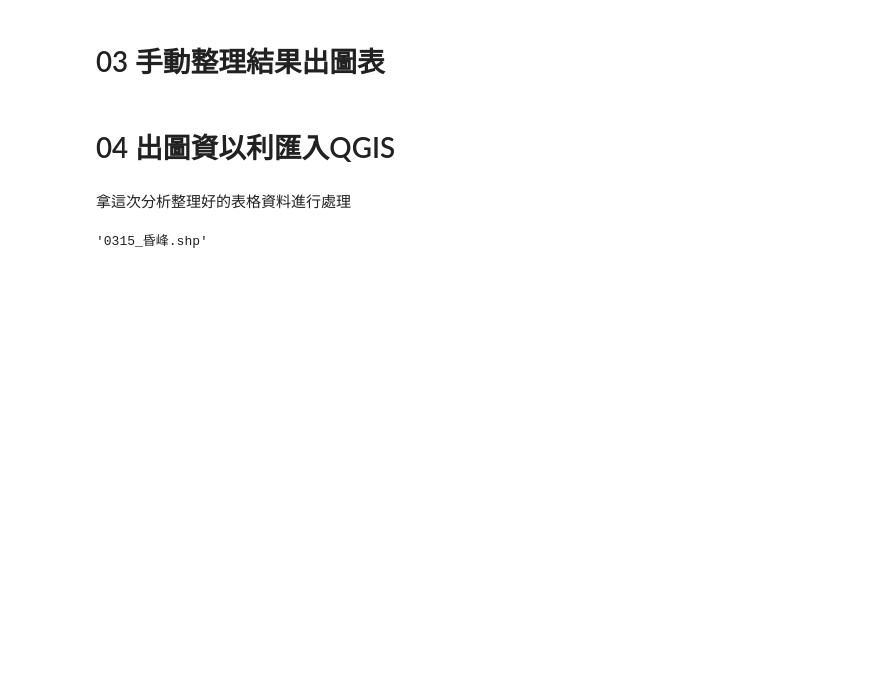
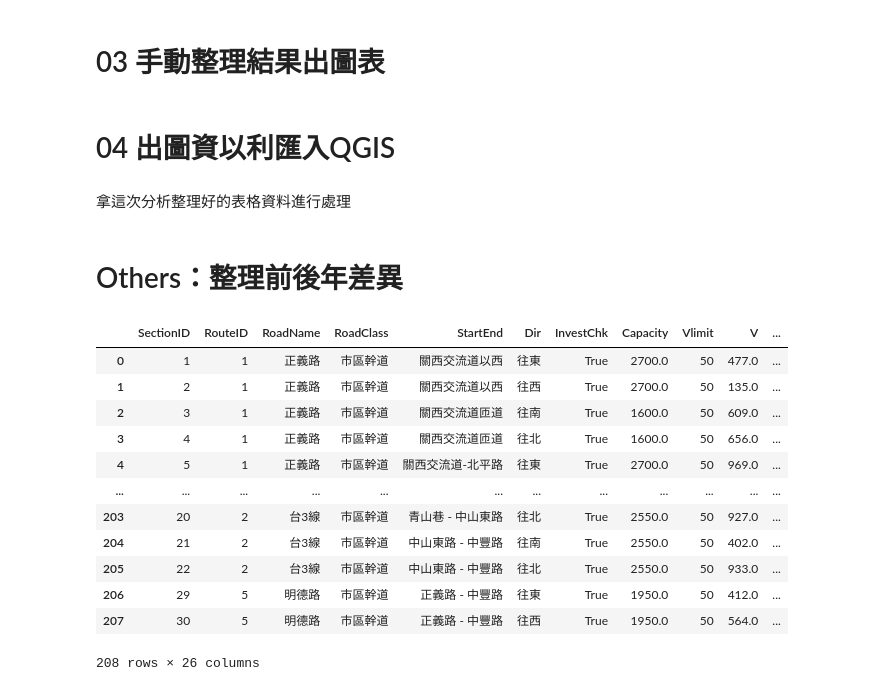
Before and after one commit to KaiChiehKJ/THI-6797, a Jupyter notebook: 統整調查資料(集賢).ipynb, the cells around one changed output. Saved outputs shown, nothing was run; the diff lists cells and outputs as text; code cells hidden in the pictures; blank space fills up the shorter version.

```diff
--- a/統整調查資料(集賢).ipynb
+++ b/統整調查資料(集賢).ipynb
@@ -1060,13 +1060,11 @@ for excelfile in excelfiles :
 
         gdf_output  = df_pm[ (df_pm['DataDate'] == datadate) & (df_pm['Peak'] == peak) ].reset_index(drop = True)
         gdf_output.to_file(shpfileoutputpath)
-# %%
-shpfilename
-# %% [output]
-'0315_昏峰.shp'
 # %%
 df_am.to_excel(r"C:\Users\kjchang\OneDrive - 鼎漢國際工程顧問股份有限公司\台北鼎漢(B_6740)\6798新竹縣關西外環道_運輸需求分析暨補充交通量調查分析案\Technical\交通調查\04_調查資料分析\00_前期報告資料\Organized\DF_AM.xlsx")
 df_pm.to_excel(r"C:\Users\kjchang\OneDrive - 鼎漢國際工程顧問股份有限公司\台北鼎漢(B_6740)\6798新竹縣關西外環道_運輸需求分析暨補充交通量調查分析案\Technical\交通調查\04_調查資料分析\00_前期報告資料\Organized\DF_PM.xlsx")
+# %% [markdown]
+# Others：整理前後年差異
 # %%
 # 讀取前期資料整理資料夾(Step0folder)
 step0folder = create_folder(os.path.join(os.getcwd(), '..', '..', '04_調查資料分析', '00_前期報告資料'))
@@ -1122,5 +1120,21 @@ df_Spd = pd.merge(comparisontable, df_Spd, on = 'SectionID', how='left')
 #     df_V.to_excel(writer, index=False, sheet_name='交通量資料')
 #     df_Spd.to_excel(writer, index=False, sheet_name='速率資料')
 # reformat_excel(previous_dataorganized_path)
+# %%
+df
+# %% [output]
+|  | SectionID | RouteID | RoadName | RoadClass | StartEnd | Dir | InvestChk | Capacity | Vlimit | V | ... |
+| 0 | 1 | 1 | 正義路 | 市區幹道 | 關西交流道以西 | 往東 | True | 2700.0 | 50 | 477.0 | ... |
+| 1 | 2 | 1 | 正義路 | 市區幹道 | 關西交流道以西 | 往西 | True | 2700.0 | 50 | 135.0 | ... |
+| 2 | 3 | 1 | 正義路 | 市區幹道 | 關西交流道匝道 | 往南 | True | 1600.0 | 50 | 609.0 | ... |
+| 3 | 4 | 1 | 正義路 | 市區幹道 | 關西交流道匝道 | 往北 | True | 1600.0 | 50 | 656.0 | ... |
+| 4 | 5 | 1 | 正義路 | 市區幹道 | 關西交流道-北平路 | 往東 | True | 2700.0 | 50 | 969.0 | ... |
+| ... | ... | ... | ... | ... | ... | ... | ... | ... | ... | ... | ... |
+| 203 | 20 | 2 | 台3線 | 市區幹道 | 青山巷 - 中山東路 | 往北 | True | 2550.0 | 50 | 927.0 | ... |
+| 204 | 21 | 2 | 台3線 | 市區幹道 | 中山東路 - 中豐路 | 往南 | True | 2550.0 | 50 | 402.0 | ... |
+| 205 | 22 | 2 | 台3線 | 市區幹道 | 中山東路 - 中豐路 | 往北 | True | 2550.0 | 50 | 933.0 | ... |
+| 206 | 29 | 5 | 明德路 | 市區幹道 | 正義路 - 中豐路 | 往東 | True | 1950.0 | 50 | 412.0 | ... |
+| 207 | 30 | 5 | 明德路 | 市區幹道 | 正義路 - 中豐路 | 往西 | True | 1950.0 | 50 | 564.0 | ... |
+208 rows × 26 columns
 # %%
 df.to_excel(r'C:\Users\kjchang\OneDrive - 鼎漢國際工程顧問股份有限公司\台北鼎漢(B_6740)\6798新竹縣關西外環道_運輸需求分析暨補充交通量調查分析案\Technical\交通調查\04_調查資料分析\00_前期報告資料\Organized\PreviousData.xlsx')
```
